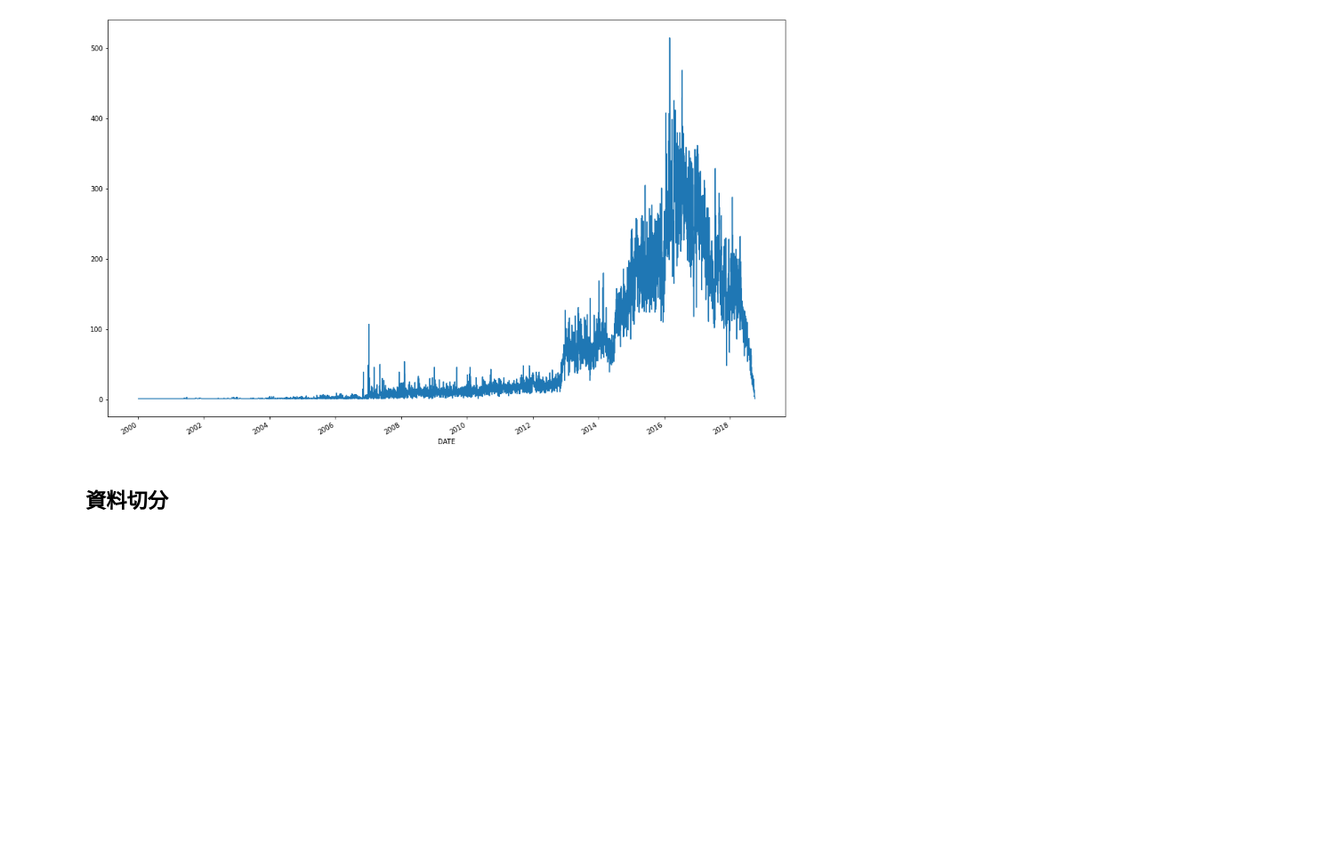
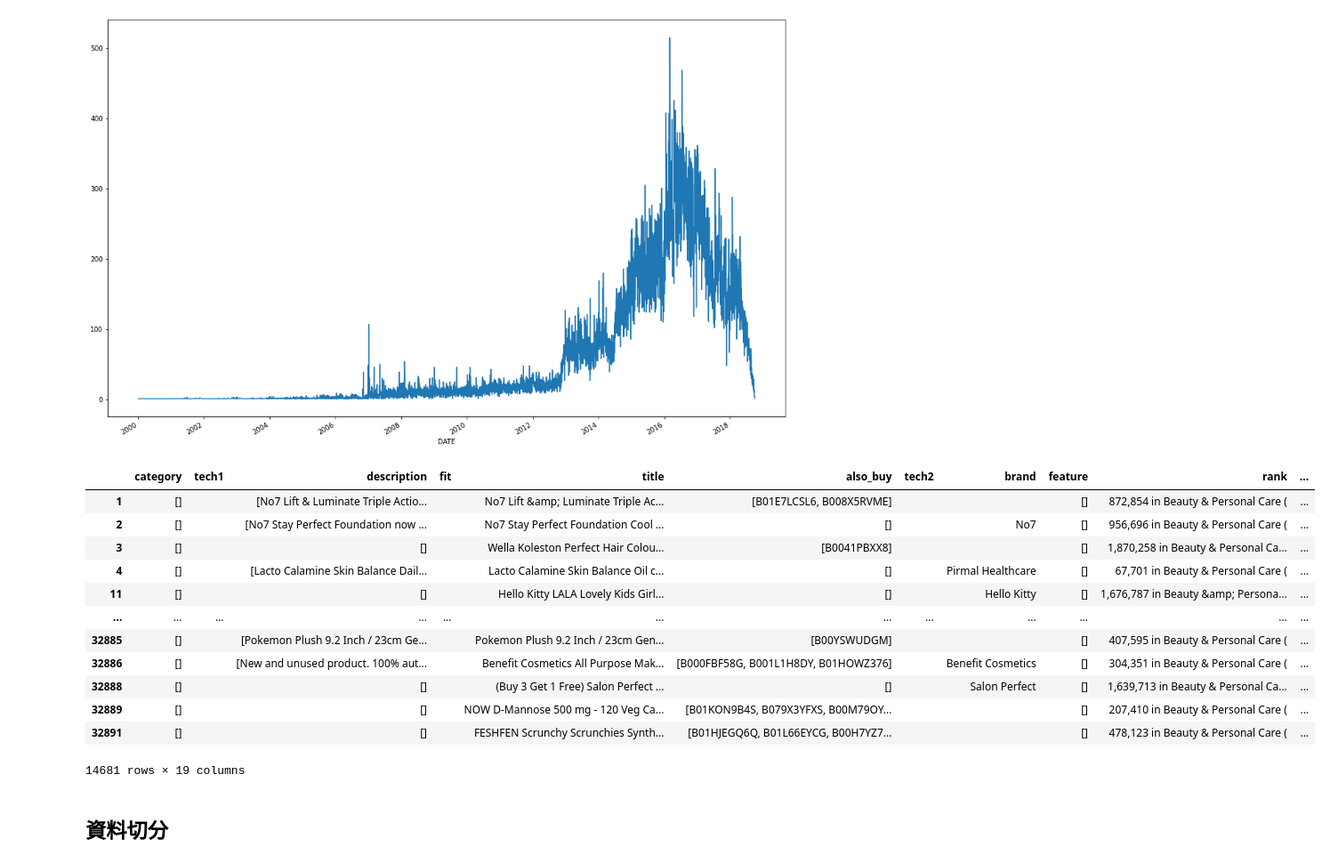
Before and after one commit to siang720/data-course-content-based-filtering, a Jupyter notebook: sample-content-based.ipynb, the cells around one changed output. Shown at 89% size. Saved outputs shown, nothing was run; the diff lists cells and outputs as text; code cells hidden in the pictures; blank space fills up the shorter version.

```diff
--- a/sample-content-based.ipynb
+++ b/sample-content-based.ipynb
@@ -72,6 +72,26 @@ ratings.groupby('DATE').count()['asin'].plot(figsize=(18,12))
 # %% [output]
 <matplotlib.axes._subplots.AxesSubplot at 0x...>
 [figure]
+# %%
+ratings_subset = ratings[
+    (ratings['DATE'] > '2016-12-31')
+]
+metadata_subset = metadata[metadata['asin'].isin(ratings_subset['asin'])]
+metadata_subset
+# %% [output]
+|  | category | tech1 | description | fit | title | also_buy | tech2 | brand | feature | rank | ... |
+| 1 | [] |  | [No7 Lift & Luminate Triple Actio... |  | No7 Lift &amp; Luminate Triple Ac... | [B01E7LCSL6, B008X5RVME] |  |  | [] | 872,854 in Beauty & Personal Care ( | ... |
+| 2 | [] |  | [No7 Stay Perfect Foundation now ... |  | No7 Stay Perfect Foundation Cool ... | [] |  | No7 | [] | 956,696 in Beauty & Personal Care ( | ... |
+| 3 | [] |  | [] |  | Wella Koleston Perfect Hair Colou... | [B0041PBXX8] |  |  | [] | 1,870,258 in Beauty & Personal Ca... | ... |
+| 4 | [] |  | [Lacto Calamine Skin Balance Dail... |  | Lacto Calamine Skin Balance Oil c... | [] |  | Pirmal Healthcare | [] | 67,701 in Beauty & Personal Care ( | ... |
+| 11 | [] |  | [] |  | Hello Kitty LALA Lovely Kids Girl... | [] |  | Hello Kitty | [] | 1,676,787 in Beauty &amp; Persona... | ... |
+| ... | ... | ... | ... | ... | ... | ... | ... | ... | ... | ... | ... |
+| 32885 | [] |  | [Pokemon Plush 9.2 Inch / 23cm Ge... |  | Pokemon Plush 9.2 Inch / 23cm Gen... | [B00YSWUDGM] |  |  | [] | 407,595 in Beauty & Personal Care ( | ... |
+| 32886 | [] |  | [New and unused product. 100% aut... |  | Benefit Cosmetics All Purpose Mak... | [B000FBF58G, B001L1H8DY, B01HOWZ376] |  | Benefit Cosmetics | [] | 304,351 in Beauty & Personal Care ( | ... |
+| 32888 | [] |  | [] |  | (Buy 3 Get 1 Free) Salon Perfect ... | [] |  | Salon Perfect | [] | 1,639,713 in Beauty & Personal Ca... | ... |
+| 32889 | [] |  | [] |  | NOW D-Mannose 500 mg - 120 Veg Ca... | [B01KON9B4S, B079X3YFXS, B00M79OY... |  |  | [] | 207,410 in Beauty & Personal Care ( | ... |
+| 32891 | [] |  | [] |  | FESHFEN Scrunchy Scrunchies Synth... | [B01HJEGQ6Q, B01L66EYCG, B00H7YZ7... |  |  | [] | 478,123 in Beauty & Personal Care ( | ... |
+14681 rows × 19 columns
 # %% [markdown]
 ## 資料切分
 # %%
```
Also changed, not shown: parts of 1 cell of this notebook.
